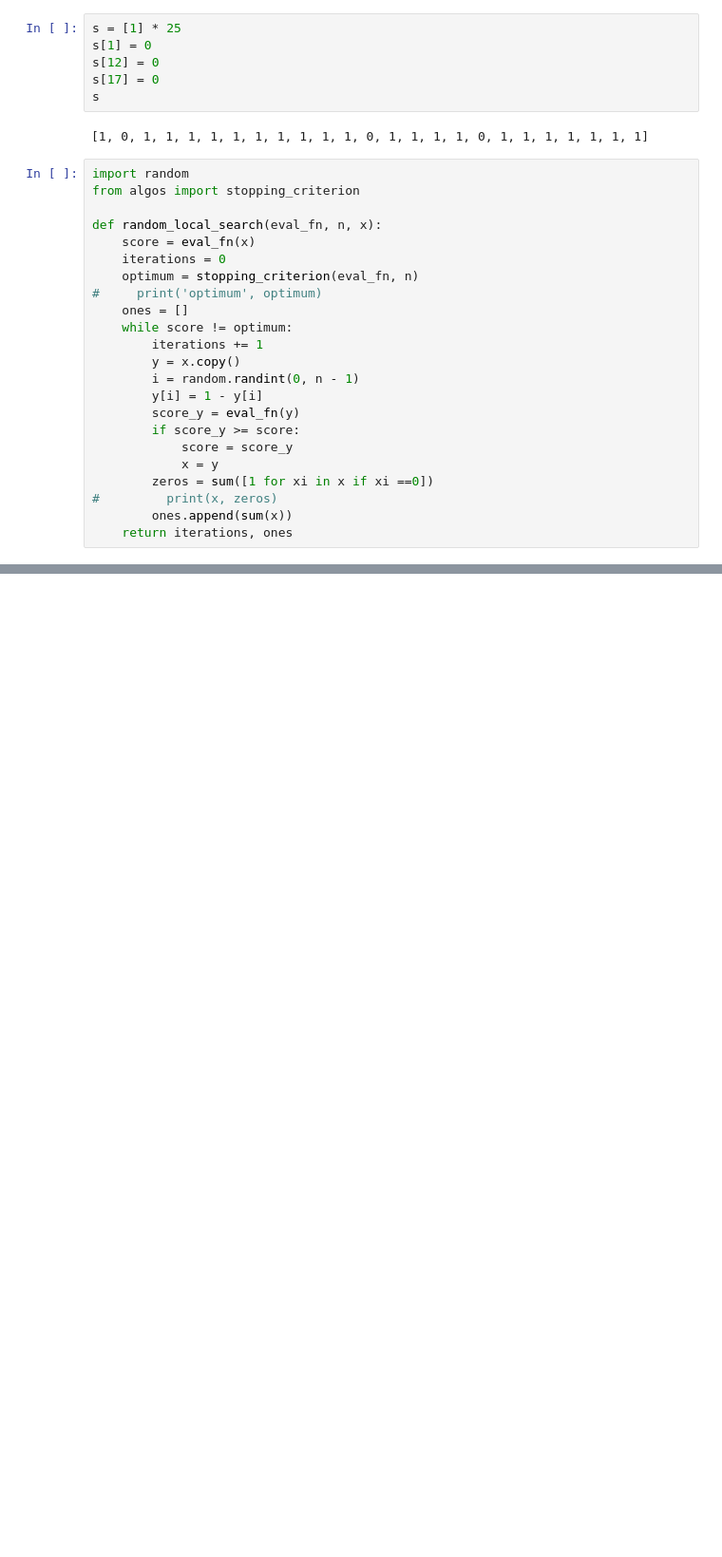
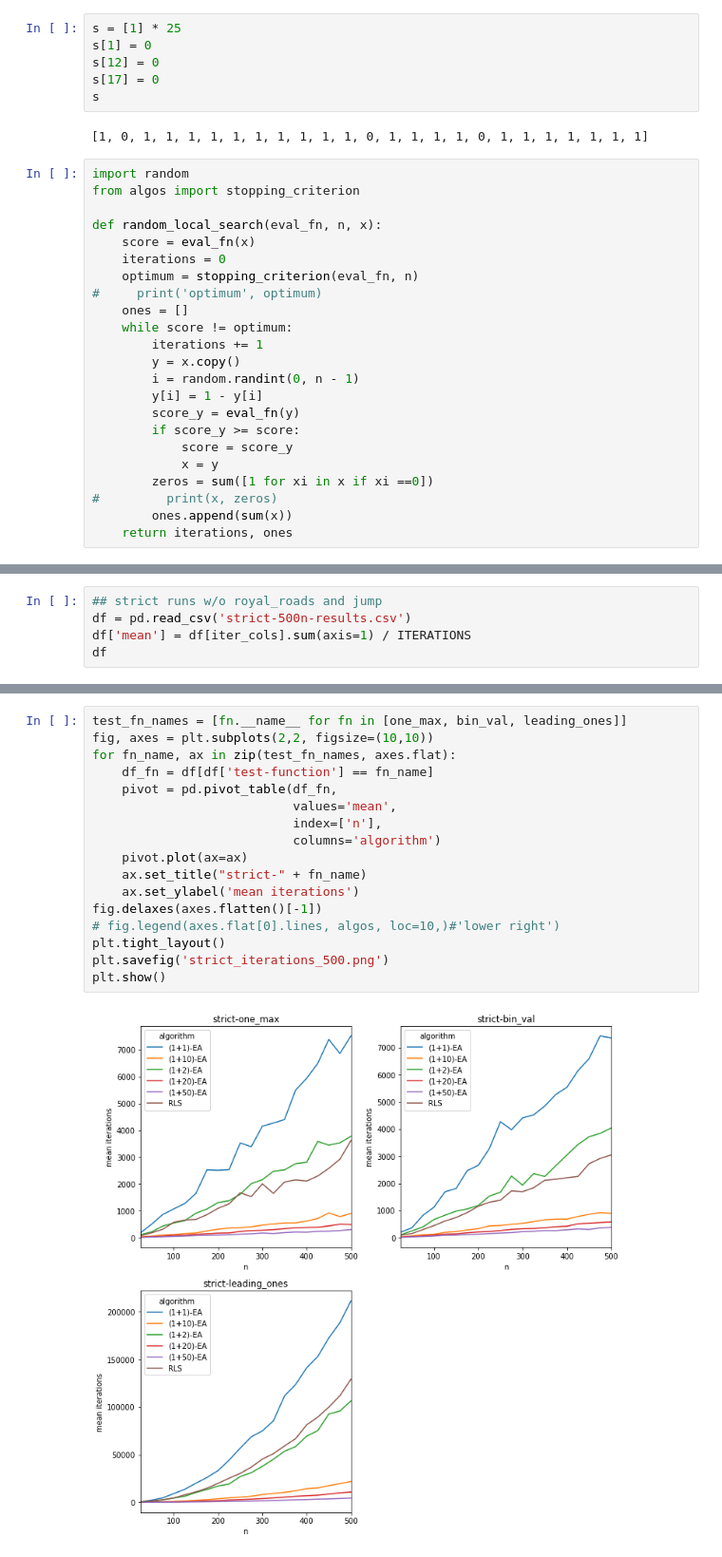
Before and after one commit to lawben/nature17, a Jupyter notebook: project1/analysis.ipynb, the cells around one changed output, grey strips where cells are left out. Shown at 95% size. Saved outputs shown, nothing was run; the diff lists cells and outputs as text; blank space fills up the shorter version.

```diff
--- a/project1/analysis.ipynb
+++ b/project1/analysis.ipynb
@@ -173,0 +190,5 @@ fig.show()
+# %%
+## strict runs w/o royal_roads and jump
+df = pd.read_csv('strict-500n-results.csv')
+df['mean'] = df[iter_cols].sum(axis=1) / ITERATIONS
+df
@@ -173,0 +214,19 @@ fig.show()
+# %%
+test_fn_names = [fn.__name__ for fn in [one_max, bin_val, leading_ones]]
+fig, axes = plt.subplots(2,2, figsize=(10,10))
+for fn_name, ax in zip(test_fn_names, axes.flat):
+    df_fn = df[df['test-function'] == fn_name]
+    pivot = pd.pivot_table(df_fn,
+                           values='mean',
+                           index=['n'],
+                           columns='algorithm')
+    pivot.plot(ax=ax)
+    ax.set_title("strict-" + fn_name)
+    ax.set_ylabel('mean iterations')
+fig.delaxes(axes.flatten()[-1])
+# fig.legend(axes.flat[0].lines, algos, loc=10,)#'lower right')
+plt.tight_layout()
+plt.savefig('strict_iterations_500.png')
+plt.show()
+# %% [output]
+[figure, added]
```
Also changed, not shown: parts of 8 cells of this notebook, 1 other file.
